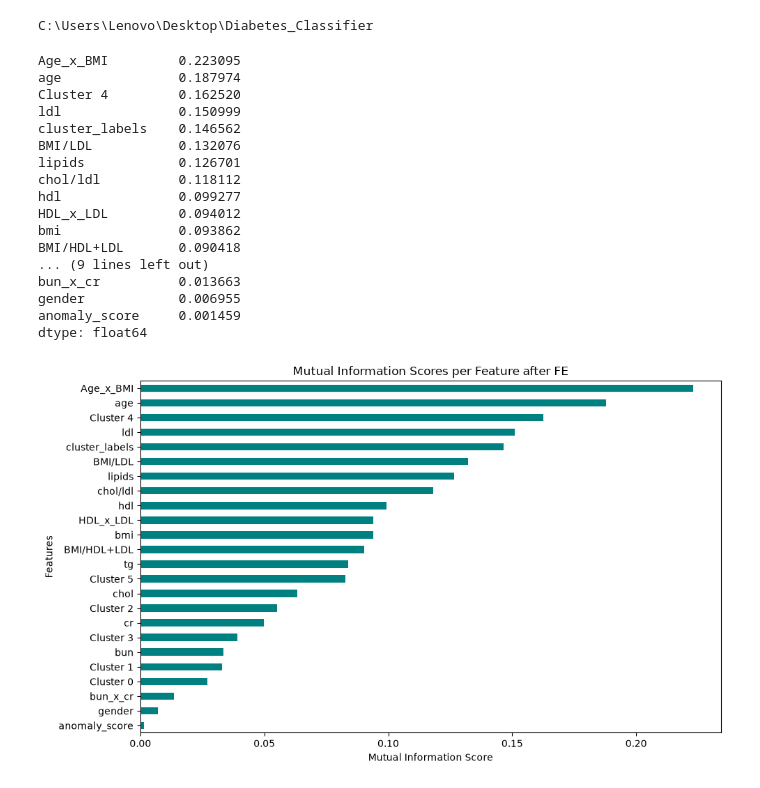
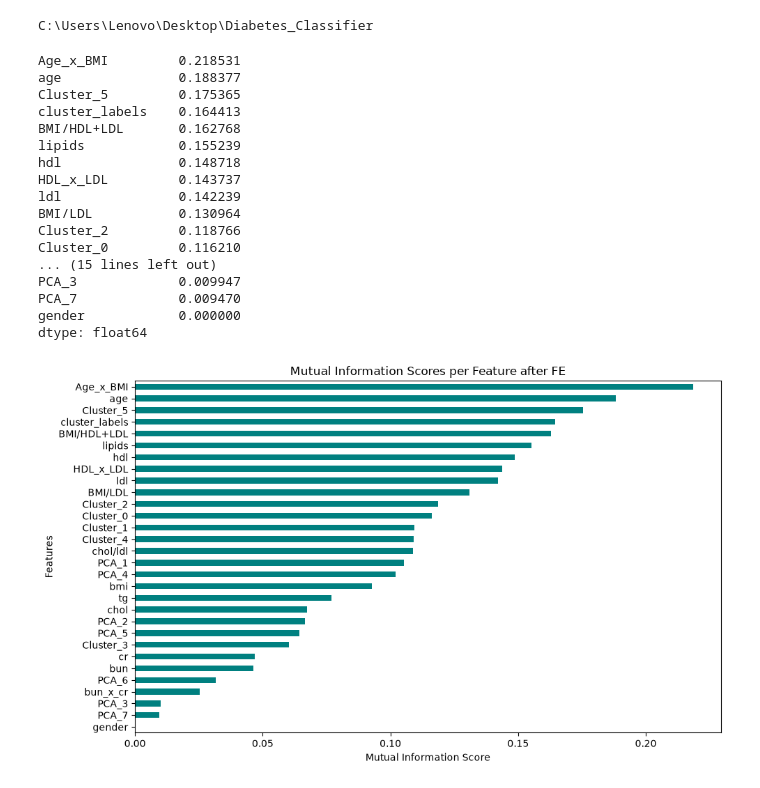
Before and after one commit to 13lend1/Diabetes-Classification, a Jupyter notebook: notebooks/feature_engineering.ipynb, the cells around one changed output. Cells and saved outputs as stored; diff of their text form; code cells hidden in the pictures.

```diff
--- a/notebooks/feature_engineering.ipynb
+++ b/notebooks/feature_engineering.ipynb
@@ -17,47 +18,49 @@ from src.data_preprocessing import scale,encode
 from src.data_feature_engineering import features
 from src.helperFunc import saveFile
 # %%
-df=pd.read_csv("data/clean/clean2.csv")
+df=pd.read_csv("data/clean/clean.csv")
 y=df['diagnosis']
 X=df.drop(['diagnosis'],axis=1)
+# %%
+X_train,X_test,y_train,y_test=train_test_split(X,y,test_size=0.2,random_state=42)
 # %%
-X=features(X)
+X_train,X_test=features(X_train,X_test)
 
-feature= X.columns
+feature= X_train.columns
 
-mi_scores=mutual_info_classif(X,y,random_state=42,n_jobs=-1)
+mi_scores=mutual_info_classif(X_train,y_train,random_state=42,n_jobs=-1)
 
 mi_scores_series = pd.Series(mi_scores, index=feature).sort_values(ascending=False)
 
 print(mi_scores_series)
 
 plt.figure(figsize=(10, 6))
 mi_scores_series.plot(kind='barh', color='teal')
 plt.title('Mutual Information Scores per Feature after FE')
 plt.xlabel('Mutual Information Score')
 plt.ylabel('Features')
 plt.gca().invert_yaxis() # Top-down display
 plt.tight_layout()
 plt.show()
 # %% [output]
-Age_x_BMI         0.223095
-age               0.187974
-Cluster 4         0.162520
-ldl               0.150999
-cluster_labels    0.146562
-BMI/LDL           0.132076
-lipids            0.126701
-chol/ldl          0.118112
-hdl               0.099277
-HDL_x_LDL         0.094012
-bmi               0.093862
-BMI/HDL+LDL       0.090418
-... (9 lines left out)
-bun_x_cr          0.013663
-gender            0.006955
-anomaly_score     0.001459
+Age_x_BMI         0.218531
+age               0.188377
+Cluster_5         0.175365
+cluster_labels    0.164413
+BMI/HDL+LDL       0.162768
+lipids            0.155239
+hdl               0.148718
+HDL_x_LDL         0.143737
+ldl               0.142239
+BMI/LDL           0.130964
+Cluster_2         0.118766
+Cluster_0         0.116210
+... (15 lines left out)
+PCA_3             0.009947
+PCA_7             0.009470
+gender            0.000000
 dtype: float64
-[figure, old version]
+[figure, new version]
 # %%
 
 
```
Also changed, not shown: parts of 3 cells of this notebook, 20 other files.
